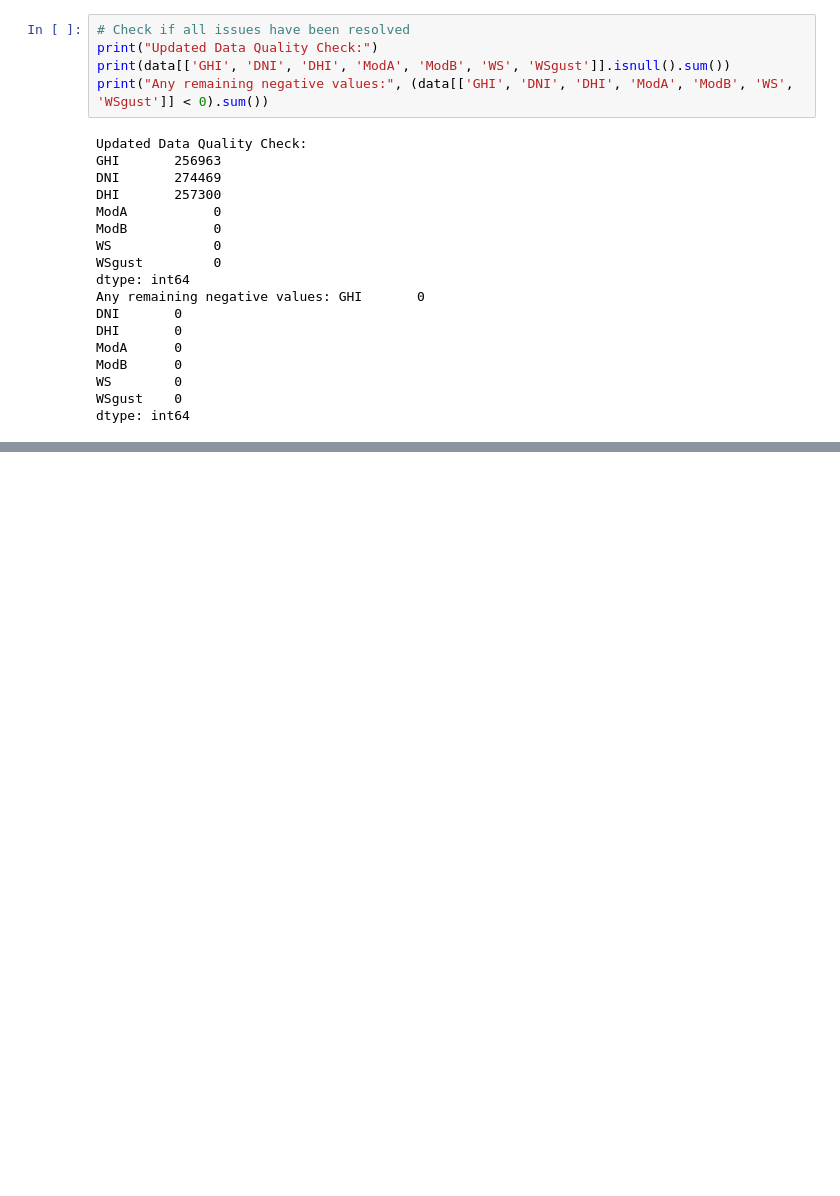
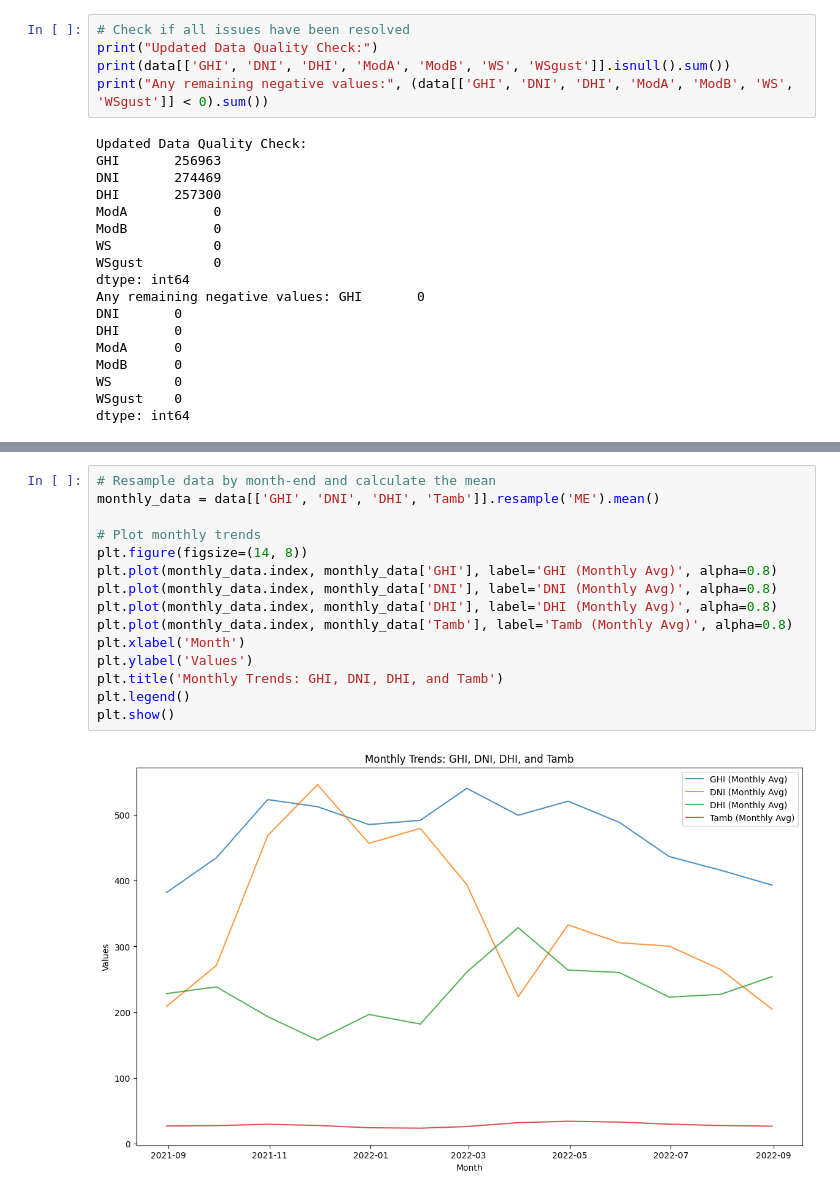
Before and after one commit to Nahom-ketsela/kaim-week-00, a Jupyter notebook: benin.ipynb, the cells around one changed output, grey strips where cells are left out. Saved outputs shown, nothing was run; the diff lists cells and outputs as text; blank space fills up the shorter version.

```diff
--- a/benin.ipynb
+++ b/benin.ipynb
@@ -208,0 +231,17 @@ dtype: int64
+# %%
+# Resample data by month-end and calculate the mean
+monthly_data = data[['GHI', 'DNI', 'DHI', 'Tamb']].resample('ME').mean()
+
+# Plot monthly trends
+plt.figure(figsize=(14, 8))
+plt.plot(monthly_data.index, monthly_data['GHI'], label='GHI (Monthly Avg)', alpha=0.8)
+plt.plot(monthly_data.index, monthly_data['DNI'], label='DNI (Monthly Avg)', alpha=0.8)
+plt.plot(monthly_data.index, monthly_data['DHI'], label='DHI (Monthly Avg)', alpha=0.8)
+plt.plot(monthly_data.index, monthly_data['Tamb'], label='Tamb (Monthly Avg)', alpha=0.8)
+plt.xlabel('Month')
+plt.ylabel('Values')
+plt.title('Monthly Trends: GHI, DNI, DHI, and Tamb')
+plt.legend()
+plt.show()
+# %% [output]
+[figure, added]
```
Also changed, not shown: parts of 2 cells of this notebook.
